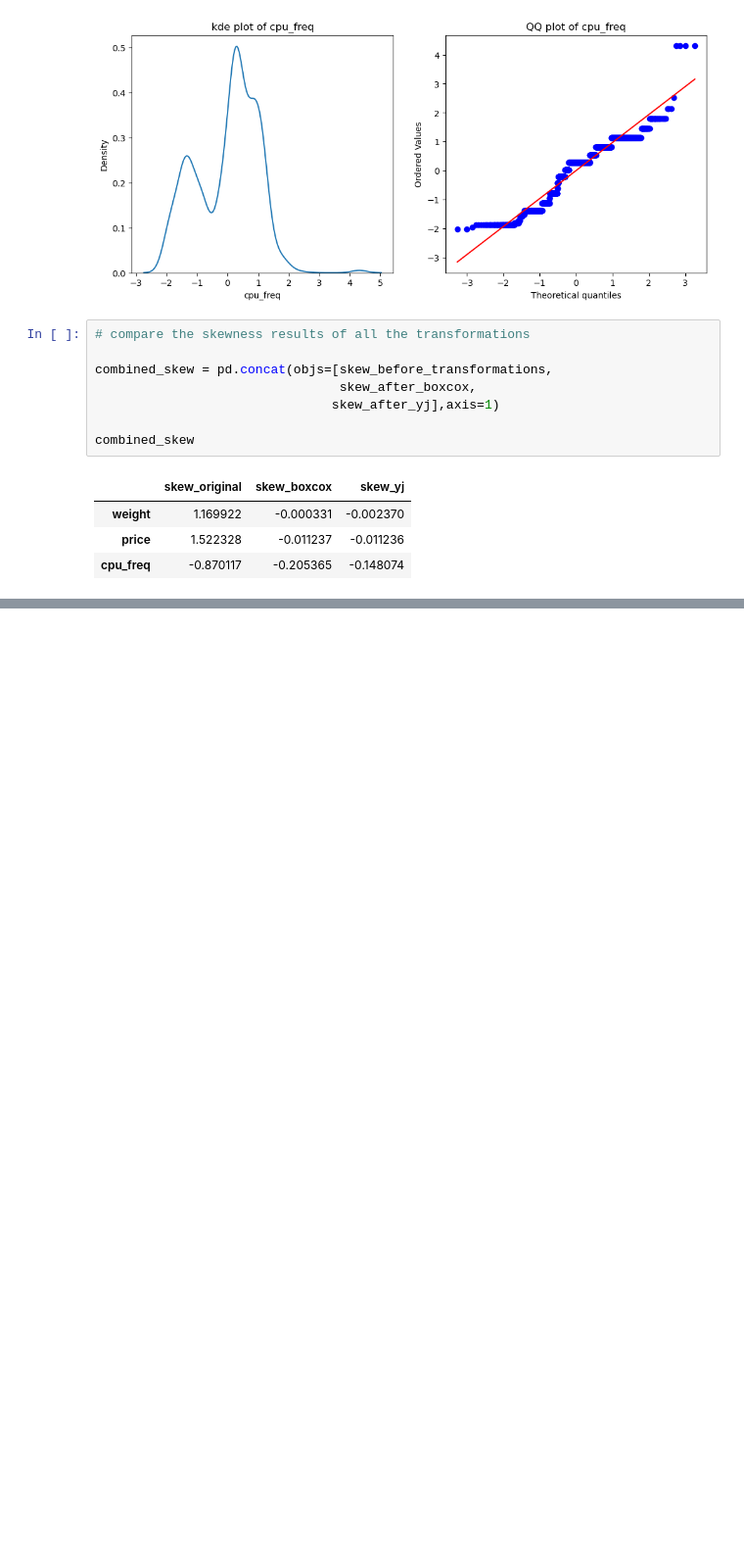
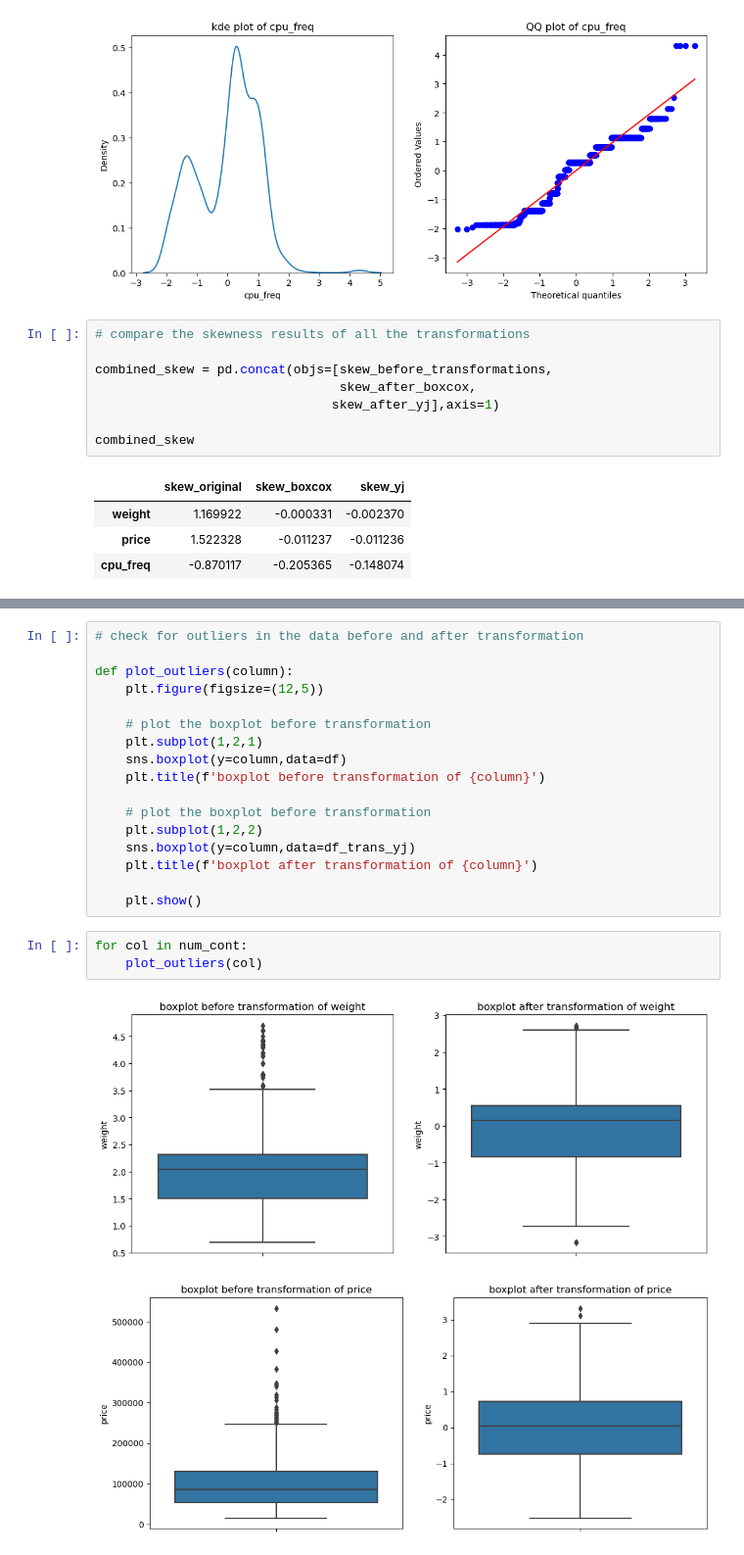
Before and after one commit to Himanshu-1703/Laptop_Price_Predictor, a Jupyter notebook: Laptop Price Prediction.ipynb, the cells around one changed output, grey strips where cells are left out. Shown at 98% size. Cells and saved outputs as stored; diff of their text form; blank space fills up the shorter version.

Commit message:
Primary transformations completed on the data

```diff
--- a/Laptop Price Prediction.ipynb
+++ b/Laptop Price Prediction.ipynb
@@ -1989,0 +2014,23 @@ combined_skew
+# %%
+# check for outliers in the data before and after transformation
+
+def plot_outliers(column):
+    plt.figure(figsize=(12,5))
+
+    # plot the boxplot before transformation
+    plt.subplot(1,2,1)
+    sns.boxplot(y=column,data=df)
+    plt.title(f'boxplot before transformation of {column}')
+
+    # plot the boxplot before transformation
+    plt.subplot(1,2,2)
+    sns.boxplot(y=column,data=df_trans_yj)
+    plt.title(f'boxplot after transformation of {column}')
+
+    plt.show()
+# %%
+for col in num_cont:
+    plot_outliers(col)
+# %% [output]
+[figure, added]
+[figure, added]
```
Also changed, not shown: parts of 30 cells of this notebook, 1 other file.
